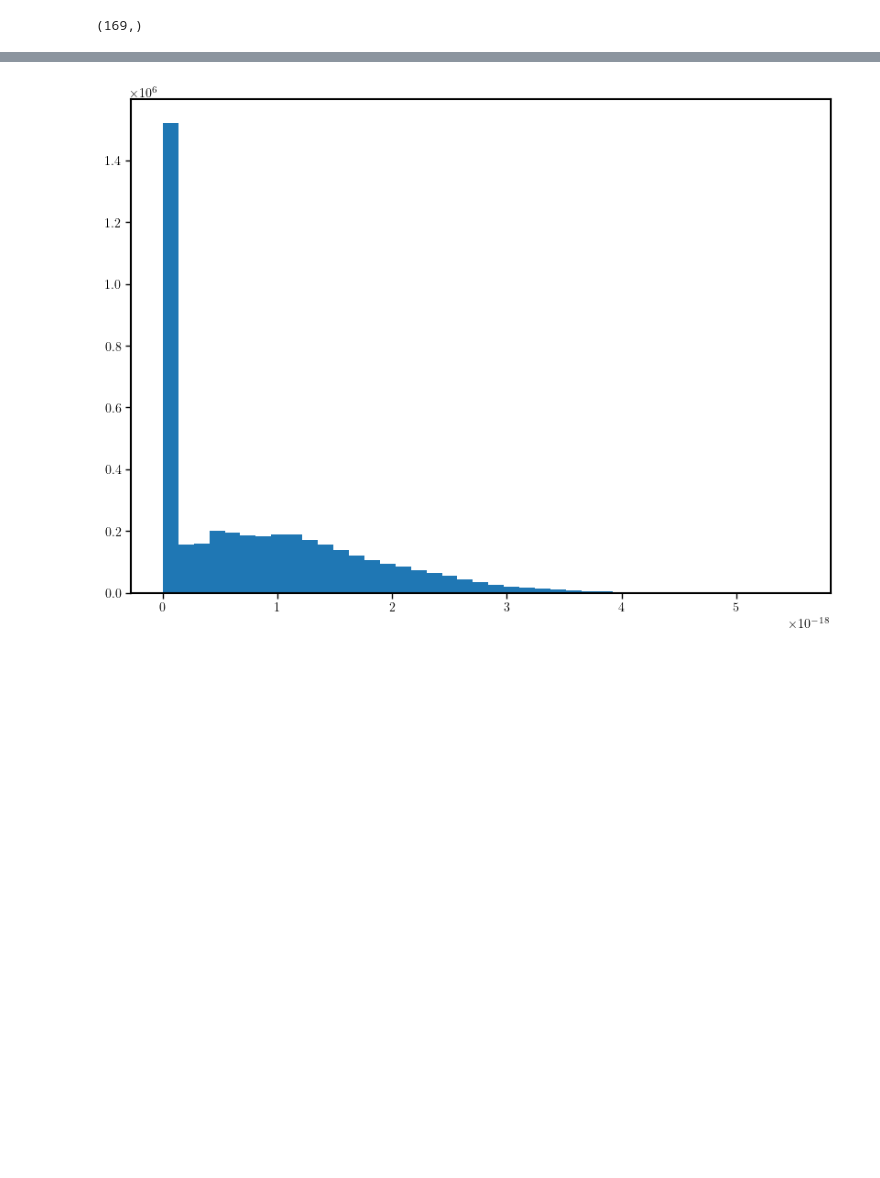
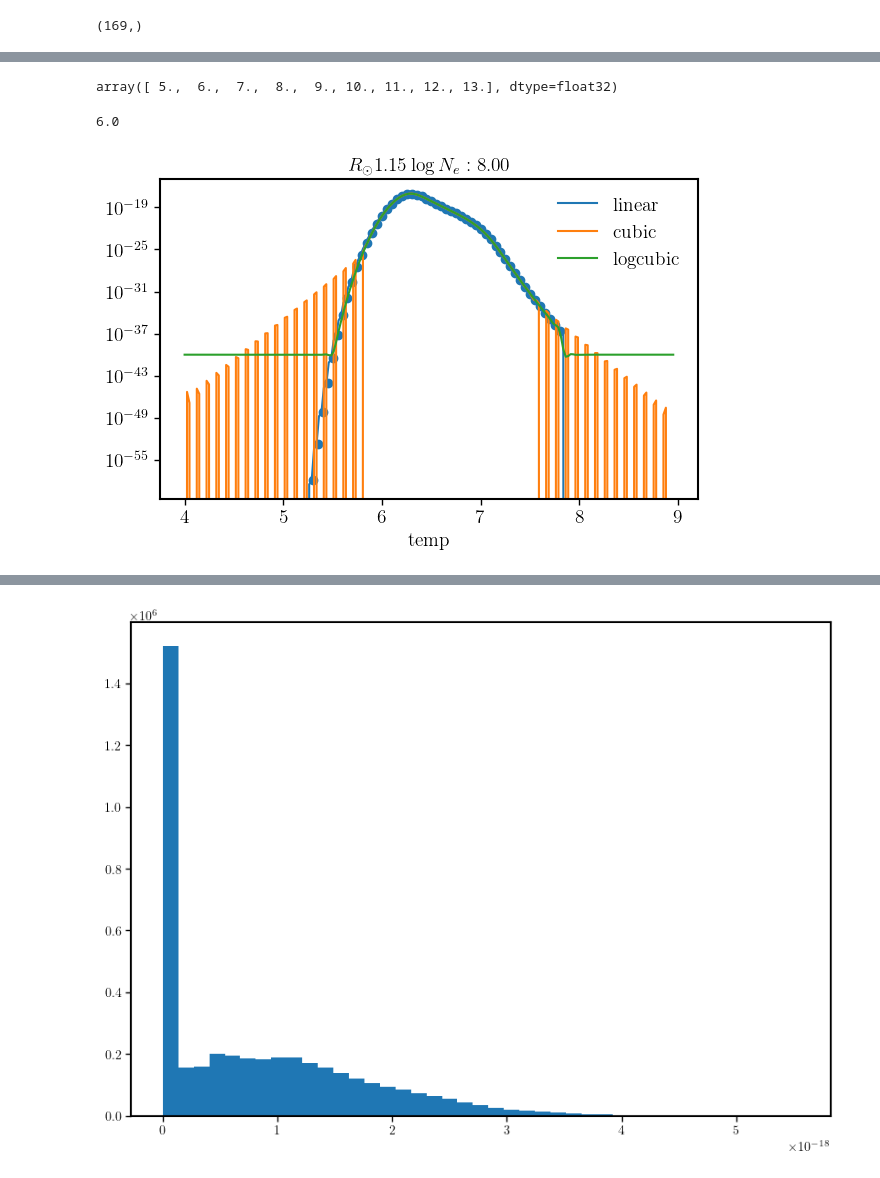
Before and after one commit to yjzhu-solar/Eclipse2017, a Jupyter notebook: ipynb/awsom/photoexec_awsom_test.ipynb, the cells around one changed output, grey strips where cells are left out. Saved outputs shown, nothing was run; the diff lists cells and outputs as text; code cells hidden in the pictures; blank space fills up the shorter version.

```diff
--- a/ipynb/awsom/photoexec_awsom_test.ipynb
+++ b/ipynb/awsom/photoexec_awsom_test.ipynb
@@ -140,3 +144,11 @@ FeXIV_emiss_box = FeXIV_emiss_func((height_grid[:,:,:], np.log10(n[:,:,:]), np.l
+# %%
+chianti_emiss_tbl["dens"]
+# %% [output]
+array([ 5.,  6.,  7.,  8.,  9., 10., 11., 12., 13.], dtype=float32)
+# %%
+chianti_emiss_tbl["temp"][40]
+# %% [output]
+6.0
 # %%
 FeXIV_emiss_func_cubic = interpolate.RegularGridInterpolator(points=(chianti_emiss_tbl["height"],chianti_emiss_tbl["dens"],chianti_emiss_tbl["temp"]),
                     values=chianti_emiss_tbl["fexiv_emiss_array"],
@@ -145,3 +157,50 @@ FeXIV_emiss_box_cubic = FeXIV_emiss_func_cubic((height_grid[:,:,:], np.log10(n[:
 
 with h5py.File("../../sav/AWSoM/streamer_test/FeXIV_emiss_test_cubic.h5", 'w') as hf:
     df_FeXIV_emiss = hf.create_dataset("FeXIV_emiss_cubic",  data=FeXIV_emiss_box_cubic)
+# %%
+FeXIV_logemiss_func_cubic = interpolate.RegularGridInterpolator(points=(chianti_emiss_tbl["height"],chianti_emiss_tbl["dens"],chianti_emiss_tbl["temp"]),
+                    values=np.log10(chianti_emiss_tbl["fexiv_emiss_array"]+1e-40),
+                    bounds_error=False,method="cubic")
+# %%
+def compare_interp(param,table,linear_func,cubic_func,logcubic_func,height_index=None,dens_index=None,temp_index=None):
+    x_points = table[param]
+    x_points_to_plot = np.linspace(x_points[0],x_points[-1],201)
+    if param == "height":
+        table_cut = table["fexiv_emiss_array"][:,dens_index,temp_index]
+        dens = table["dens"][dens_index]*np.ones(201)
+        temp = table["temp"][temp_index]*np.ones(201)
+        linear_fit = linear_func((x_points_to_plot,dens,temp))
+        cubic_fit = cubic_func((x_points_to_plot,dens,temp))
+        logcubic_fit = np.power(10,logcubic_func((x_points_to_plot,dens,temp)))
+        title = r"$\log N_e: {:.2f} \log T_e {:.2f}$".format(dens[0],temp[0])
+    elif param == "dens":
+        table_cut = table["fexiv_emiss_array"][height_index,:,temp_index]
+        height = table["height"][height_index]*np.ones(201)
+        temp = table["temp"][temp_index]*np.ones(201)
+        linear_fit = linear_func((height,x_points_to_plot,temp))
+        cubic_fit = cubic_func((height,x_points_to_plot,temp))
+        logcubic_fit = np.power(10,logcubic_func((height,x_points_to_plot,temp)))
+        title = r"$R_\odot {:.2f} \log T_e {:.2f}$".format(height[0],temp[0])
+    elif param == "temp":
+        table_cut = table["fexiv_emiss_array"][height_index,dens_index,:]
+        dens = table["dens"][dens_index]*np.ones(201)
+        height = table["height"][height_index]*np.ones(201)
+        linear_fit = linear_func((height,dens,x_points_to_plot))
+        cubic_fit = cubic_func((height,dens,x_points_to_plot))
+        logcubic_fit = np.power(10,logcubic_func((height,dens,x_points_to_plot)))
+        title = r"$R_\odot {:.2f} \log N_e: {:.2f}$".format(height[0],dens[0])
+
+    fig, ax = plt.subplots(figsize=(6,4),constrained_layout=True)
+    ax.scatter(x_points,table_cut)
+    ax.plot(x_points_to_plot,linear_fit,label="linear")
+    ax.plot(x_points_to_plot,cubic_fit,label="cubic")
+    ax.plot(x_points_to_plot,logcubic_fit,label="logcubic")
+    ax.legend(fontsize=14,frameon=False)
+    ax.set_xlabel(param,fontsize=14)
+    ax.tick_params(labelsize=14)
+    ax.set_yscale("log")
+    ax.set_title(title,fontsize=14)
+# %%
+compare_interp("temp",chianti_emiss_tbl,FeXIV_emiss_func,FeXIV_emiss_func_cubic,FeXIV_logemiss_func_cubic,height_index=3,dens_index=3)
+# %% [output]
+[figure, added]
```
Also changed, not shown: parts of 4 cells of this notebook, 12 other files.
